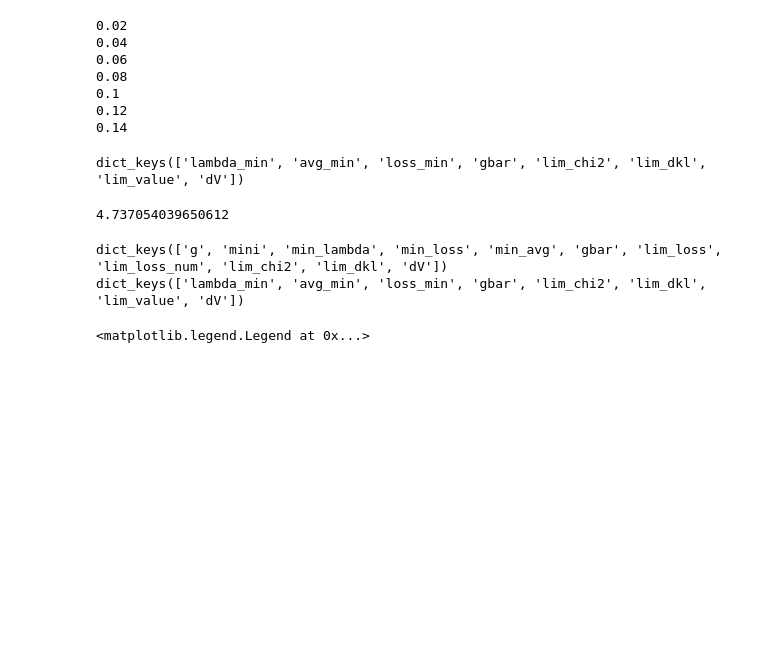
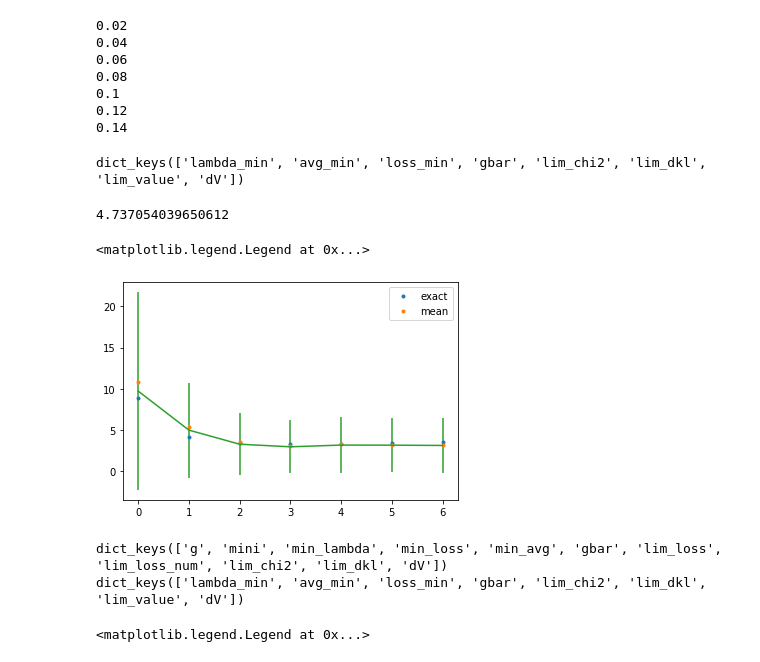
Before and after one commit to IvanGilardoni/Jeffreys_prior, a Jupyter notebook: main4.ipynb, the cells around one changed output. Saved outputs shown, nothing was run; the diff lists cells and outputs as text; code cells hidden in the pictures; blank space fills up the shorter version.

```diff
--- a/main4.ipynb
+++ b/main4.ipynb
@@ -17,7 +17,7 @@ sigma = 0.1
 gexp = 0.3
 sigma_exps = [0.02, 0.04, 0.06, 0.08, 0.1, 0.12, 0.14]
 
-n = np.int64(1e4)
+n = np.int64(1e6)
 # %% [markdown]
 cycle over different values of $\sigma_{exp}$
 # %%
@@ -30,7 +30,7 @@ for sigma_exp in sigma_exps:
 
     out1[sigma_exp] = {}
 
-    for m in range(5):
+    for m in range(30):
         out1[sigma_exp][m] = compute_depth(n, sigma, gexp, sigma_exp, alpha, delta_lambda=100)
 
     out2[sigma_exp] = compute_depth_analytical(n, sigma, gexp, sigma_exp, alpha)
@@ -49,6 +49,26 @@ out2[sigma_exp].lim_value
 # %% [output]
 dict_keys(['lambda_min', 'avg_min', 'loss_min', 'gbar', 'lim_chi2', 'lim_dkl', 'lim_value', 'dV'])
 4.737054039650612
+# %%
+dV_exact = []
+dV_num_mean = []
+dV_num_std_mean = []
+
+for sigma_exp in out2.keys():
+    dV_exact.append(out2[sigma_exp].dV)
+    dV_num_mean.append(np.mean([out1[sigma_exp][i].dV for i in out1[sigma_exp].keys()]))
+    dV_num_std_mean.append(np.std([out1[sigma_exp][i].dV for i in out1[sigma_exp].keys()])/np.sqrt(len(out1[sigma_exp])))
+
+plt.plot(dV_exact, '.', label='exact')
+plt.plot(dV_num_mean, '.', label='mean')
+plt.errorbar(np.arange(len(dV_num_mean)), np.array(dV_num_mean) - np.array(dV_num_std_mean), np.array(dV_num_mean) + np.array(dV_num_std_mean))
+# plt.fill_between(np.array(dV_num_mean) - np.array(dV_num_std_mean), np.array(dV_num_mean) + np.array(dV_num_std_mean))
+# print(dV_exact, dV_num_mean, dV_num_std_mean)
+
+plt.legend()
+# %% [output]
+<matplotlib.legend.Legend at 0x...>
+[figure, added]
 # %%
 print(vars(out1[sigma_exp][m]).keys())
 print(vars(out2[sigma_exp]).keys())
```
Also changed, not shown: 1 other file.
